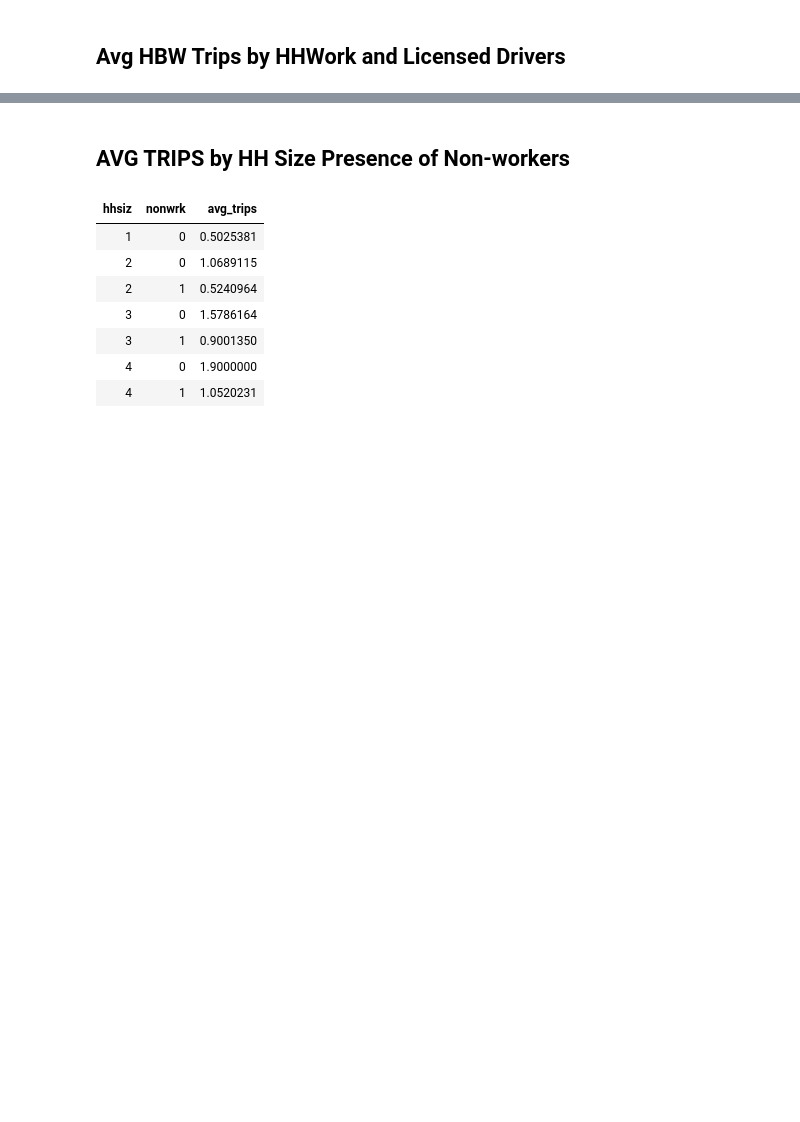
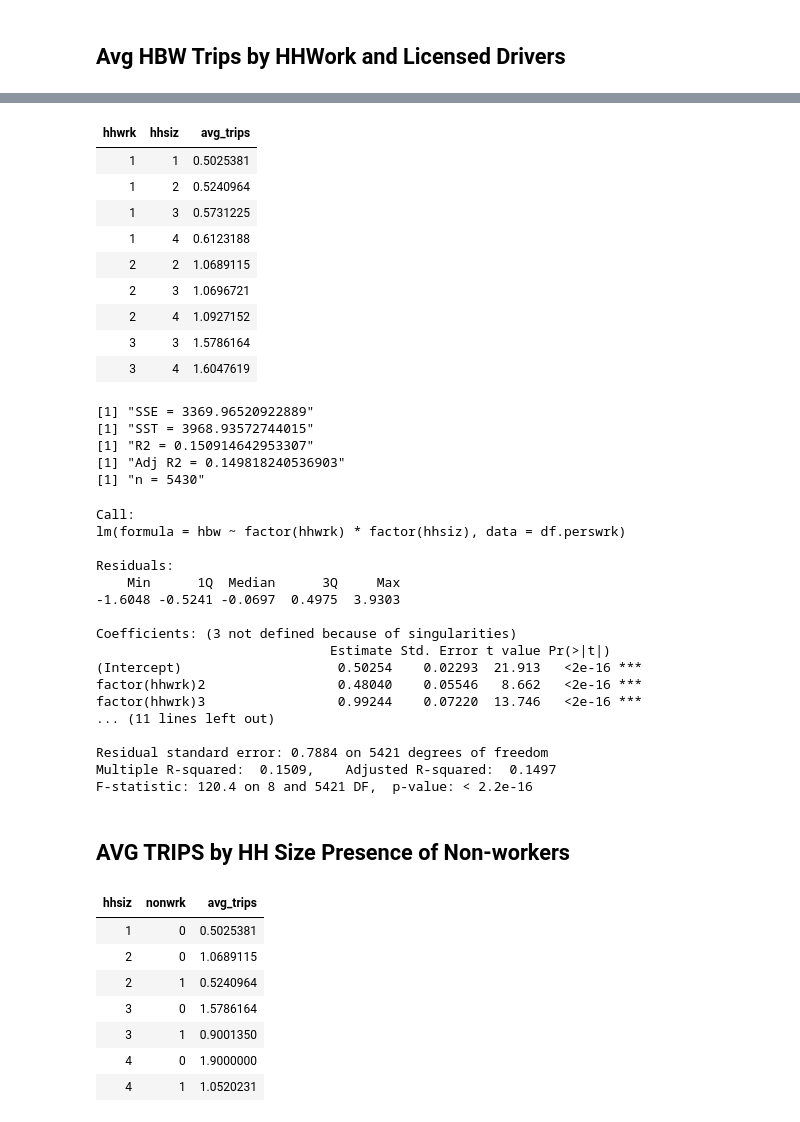
Before and after one commit to saashimi/USP_587, a Jupyter notebook: hw2-finalist-hbw.ipynb, the cells around one changed output, grey strips where cells are left out. Saved outputs shown, nothing was run; the diff lists cells and outputs as text; code cells hidden in the pictures; blank space fills up the shorter version.

```diff
--- a/hw2-finalist-hbw.ipynb
+++ b/hw2-finalist-hbw.ipynb
@@ -92,3 +91,66 @@ df.wrklic %>%
+# %%
+# HH Size, Workers
+df.perswrk <- df.hbw %>%
+    select(hhsiz, hhwrk, hbw) %>%
+    mutate(hhsiz = recode(hhsiz, `1`=1, `2`=2, `3`=3, `4`=4, `5`=4, `6`=4,
+                          `7`=4, `8`=4)) %>%
+    mutate(hhwrk = recode(hhwrk, `0`=0, `1`=1, `2`=2, `3`=3, `4`=3, `5`=3)) %>%
+    filter(hhwrk > 0) %>%
+    group_by(hhwrk, hhsiz) %>%
+    mutate(avg_trips = mean(hbw))
+
+summarize(df.perswrk, avg_trips = mean(hbw))
+
+df.perswrk$ResError <- (df.perswrk$hbw - df.perswrk$avg_trips)^2
+df.perswrk$TotError <- (df.perswrk$hbw - mean(df.perswrk$hbw))^2
+SSE <- sum(df.perswrk$ResError)
+SST <- sum(df.perswrk$TotError)
+R2 <- 1 - (SSE/SST)
+k <- 8
+n <- nrow(df.perswrk)
+adj.R2 <- R2 - ((1 - R2)*(k - 1) / (n - k - 1))
+
+print(paste("SSE =", SSE, sep=" "))
+print(paste("SST =", SST, sep=" "))
+print(paste("R2 =", R2, sep=" "))
+print(paste("Adj R2 =", adj.R2, sep=" "))
+print(paste("n =", n, sep=" "))
+
+perswrk.fit <- lm(hbw ~ factor(hhwrk) * factor(hhsiz), data=df.perswrk)
+summary(perswrk.fit)
+# %% [output]
+| hhwrk | hhsiz | avg_trips |
+| 1 | 1 | 0.5025381 |
+| 1 | 2 | 0.5240964 |
+| 1 | 3 | 0.5731225 |
+| 1 | 4 | 0.6123188 |
+| 2 | 2 | 1.0689115 |
+| 2 | 3 | 1.0696721 |
+| 2 | 4 | 1.0927152 |
+| 3 | 3 | 1.5786164 |
+| 3 | 4 | 1.6047619 |
+[1] "SSE = 3369.96520922889"
+[1] "SST = 3968.93572744015"
+[1] "R2 = 0.150914642953307"
+[1] "Adj R2 = 0.149818240536903"
+[1] "n = 5430"
+Call:
+lm(formula = hbw ~ factor(hhwrk) * factor(hhsiz), data = df.perswrk)
+
+Residuals:
+    Min      1Q  Median      3Q     Max
+-1.6048 -0.5241 -0.0697  0.4975  3.9303
+
+Coefficients: (3 not defined because of singularities)
+                              Estimate Std. Error t value Pr(>|t|)
+(Intercept)                    0.50254    0.02293  21.913   <2e-16 ***
+factor(hhwrk)2                 0.48040    0.05546   8.662   <2e-16 ***
+factor(hhwrk)3                 0.99244    0.07220  13.746   <2e-16 ***
+... (11 lines left out)
+
+Residual standard error: 0.7884 on 5421 degrees of freedom
+Multiple R-squared:  0.1509,    Adjusted R-squared:  0.1497
+F-statistic: 120.4 on 8 and 5421 DF,  p-value: < 2.2e-16
 # %% [markdown]
 ##  AVG TRIPS by HH Size Presence of Non-workers
 # %%
```
Also changed, not shown: parts of 12 cells of this notebook, 2 other files.
